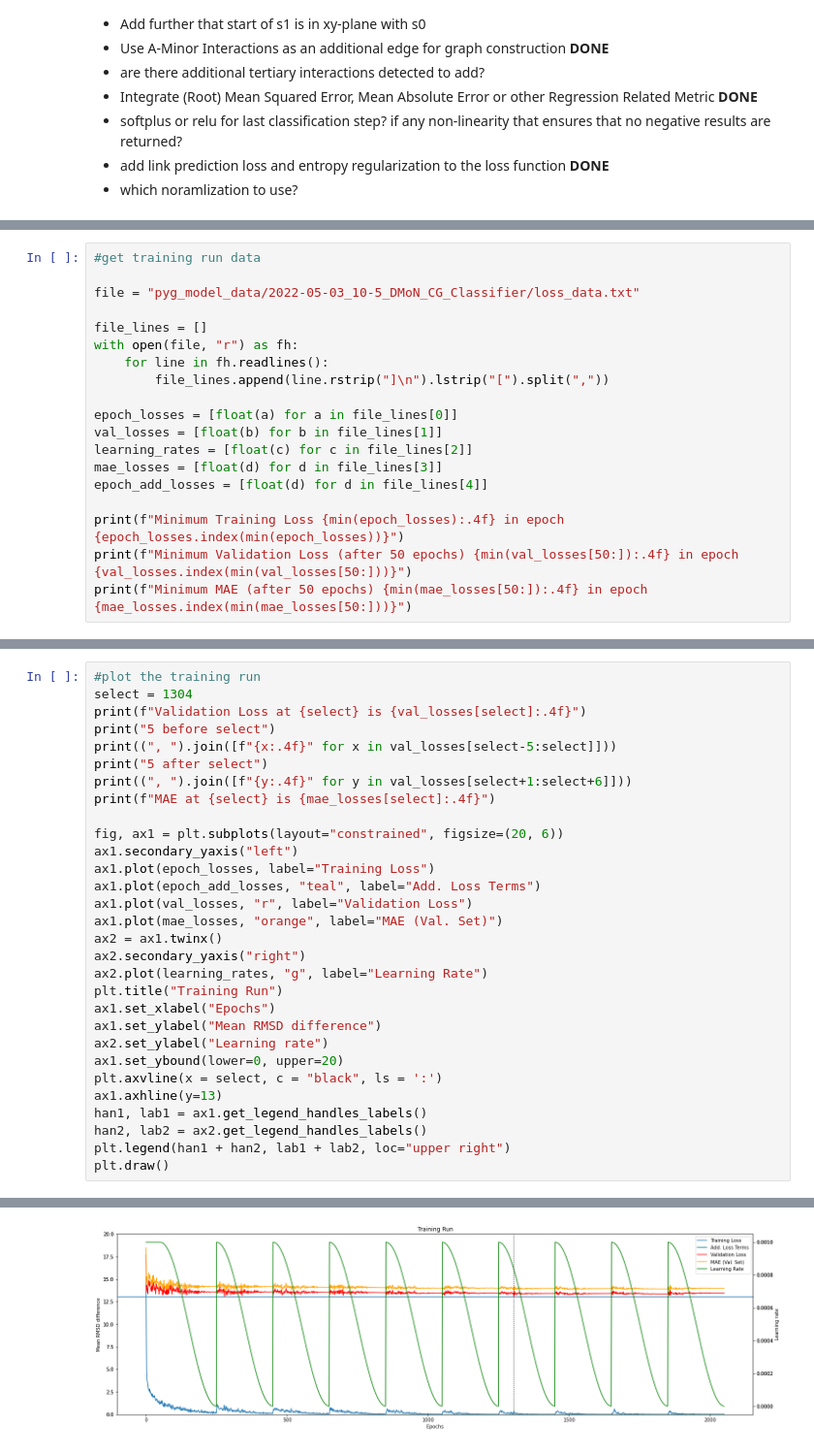
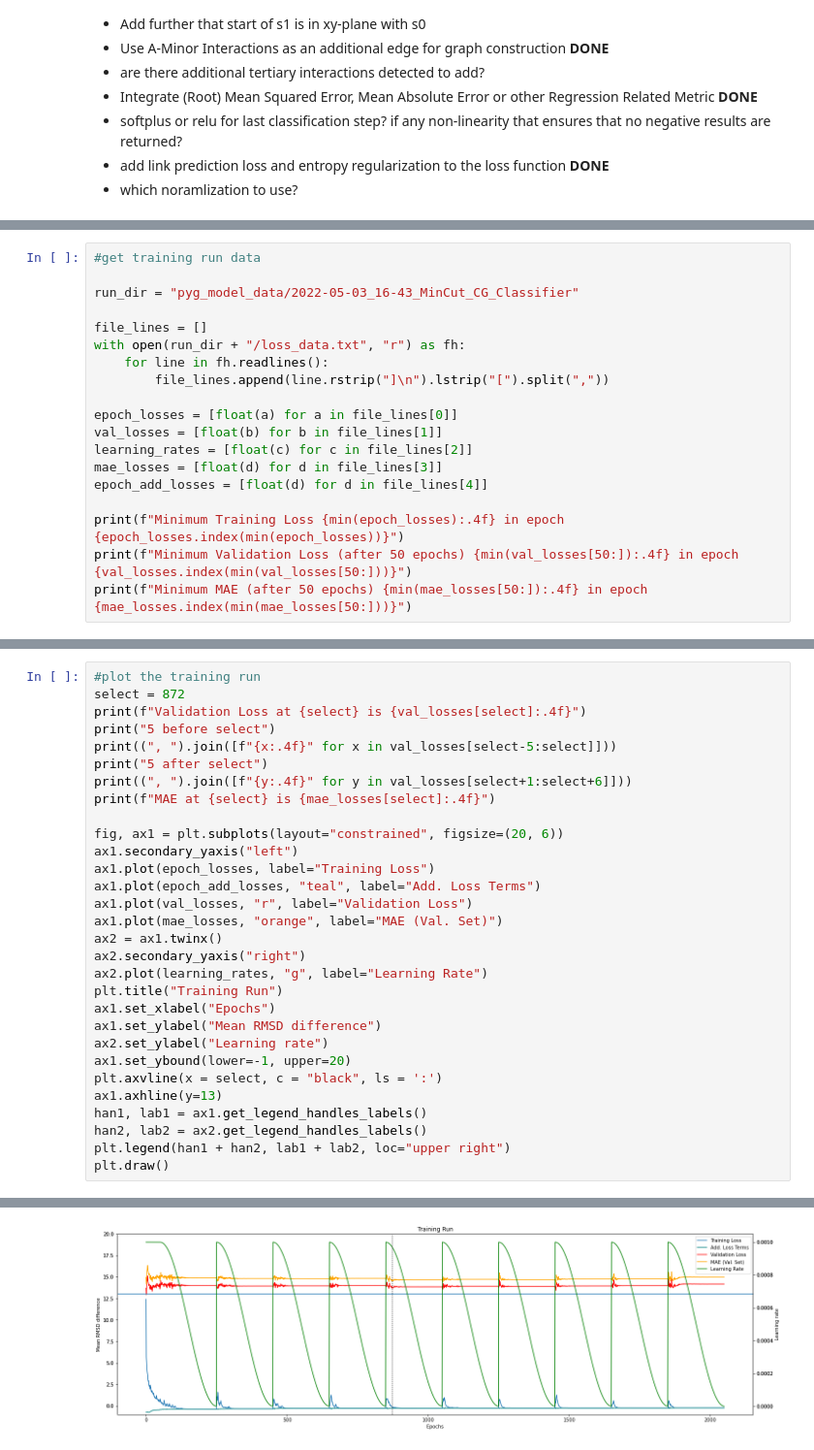
Before and after one commit to milang9/3d_classifier, a Jupyter notebook: 3d_classifier_PyG_pool.ipynb, the cells around one changed output, grey strips where cells are left out. Shown at 97% size. Drawn from its saved outputs; the diff is of its cells as text.

```diff
--- a/3d_classifier_PyG_pool.ipynb
+++ b/3d_classifier_PyG_pool.ipynb
@@ -109,10 +110,10 @@ Seed used for training was: 4755858825059690037
 # %%
 #get training run data
 
-file = "pyg_model_data/2022-05-03_10-5_DMoN_CG_Classifier/loss_data.txt"
+run_dir = "pyg_model_data/2022-05-03_16-43_MinCut_CG_Classifier"
 
 file_lines = []
-with open(file, "r") as fh:
+with open(run_dir + "/loss_data.txt", "r") as fh:
     for line in fh.readlines():
         file_lines.append(line.rstrip("]\n").lstrip("[").split(","))
 
@@ -132,6 +133,6 @@ Minimum MAE (after 50 epochs) 13.5591 in epoch 4291
 # %%
 #plot the training run
-select = 1304
+select = 872
 print(f"Validation Loss at {select} is {val_losses[select]:.4f}")
 print("5 before select")
 print((", ").join([f"{x:.4f}" for x in val_losses[select-5:select]]))
@@ -152,7 +153,7 @@ plt.title("Training Run")
 ax1.set_xlabel("Epochs")
 ax1.set_ylabel("Mean RMSD difference")
 ax2.set_ylabel("Learning rate")
-ax1.set_ybound(lower=0, upper=20)
+ax1.set_ybound(lower=-1, upper=20)
 plt.axvline(x = select, c = "black", ls = ':')
 ax1.axhline(y=13)
 han1, lab1 = ax1.get_legend_handles_labels()
@@ -169,4 +170,4 @@ MAE at 1304 is 13.6773
-[figure, old version]
+[figure, new version]
 # %%
 #Test
 from pyg_classifier.utility import get_energy_dict, rmsd_scatter, e_rmsd_scatter
```
Also changed, not shown: parts of 5 cells of this notebook, 2 other files.
